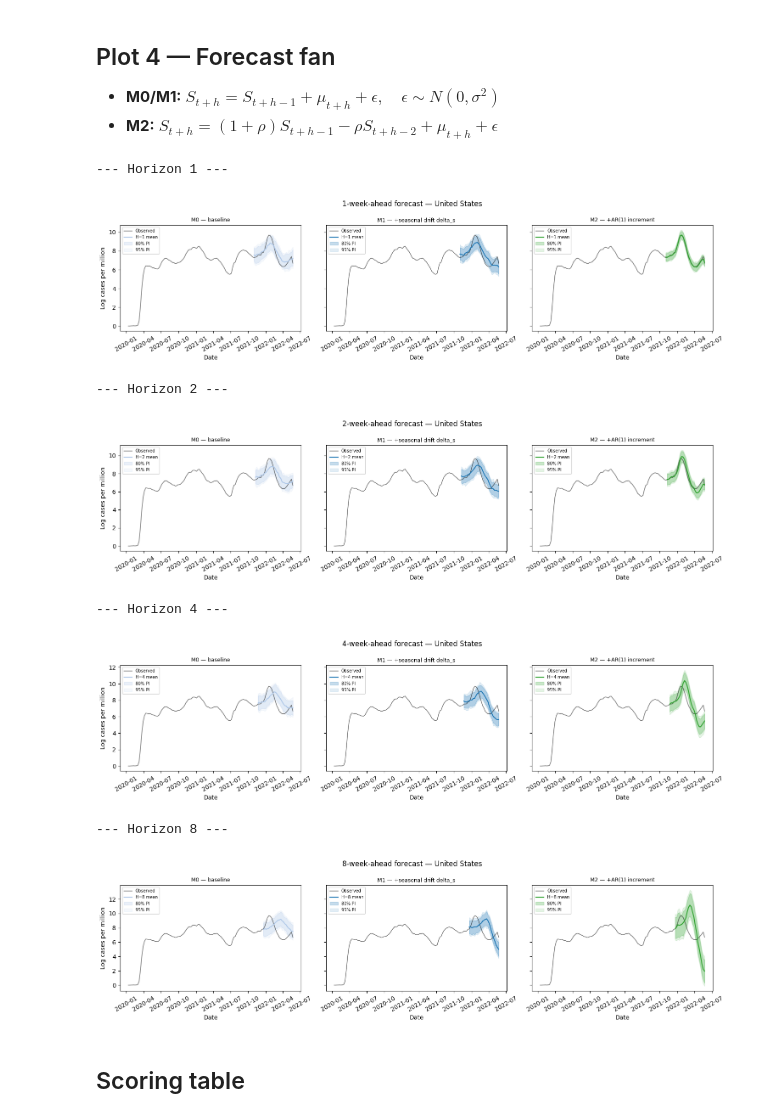
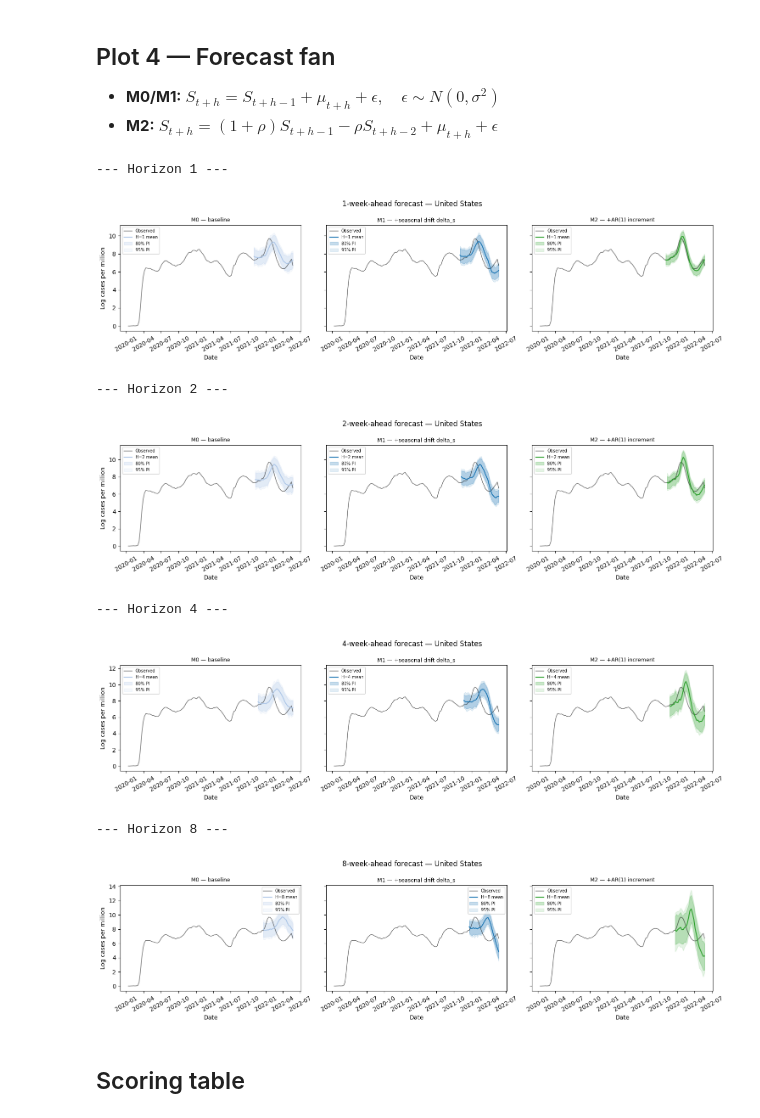
Before and after one commit to xiaoran0606/305-project, a Jupyter notebook: model/inference_AR_new.ipynb, the cells around one changed output. Saved outputs shown, nothing was run; the diff lists cells and outputs as text; code cells hidden in the pictures.

Commit message:
M step fix + prevent forecasts from seeing future

```diff
--- a/model/inference_AR_new.ipynb
+++ b/model/inference_AR_new.ipynb
@@ -261,32 +261,38 @@ def sample_forecast_ar1(S_t, S_tm1, mu_future, alpha_c, tau2, sigma2, H, rho):
         S_prev = S_curr;  S_curr = S_new
     return Y_draws
 
+def draw_starting_state(m, country, t, n_samples):
+    """
+    Draw starting state at forecast origin t from the filtering distribution.
 
-def draw_starting_state(m, country, t, n_samples):
+    M0/M1:
+        S_t | Y_0, ..., Y_t
+
+    M2:
+        X_t = (S_t, S_{t-1}) | Y_0, ..., Y_t
+    """
     res    = m['results'][country]
     is_ar1 = m['label'].startswith('M2')
 
     if is_ar1:
-        rho = m['rho'];  A = np.array([[1+rho, -rho], [1., 0.]])
-        mu_s_2 = res['mu_s_2'];  Sig_s_2 = res['Sig_s_2']
-        mu_p_2 = res['mu_p_2'];  Sig_p_2 = res['Sig_p_2']
-        X_tp1     = np.random.multivariate_normal(mu_s_2[t+1], Sig_s_2[t+1], size=n_samples)
-        Sig_p_inv = np.linalg.pinv(Sig_p_2[t+1] + 1e-10*np.eye(2))
-        G_t       = Sig_s_2[t] @ A.T @ Sig_p_inv
-        V_t       = Sig_s_2[t] - G_t @ Sig_p_2[t+1] @ G_t.T
-        V_t       = (V_t + V_t.T) / 2 + 1e-10 * np.eye(2)
-        m_batch   = mu_s_2[t] + (X_tp1 - mu_p_2[t+1]) @ G_t.T
-        X_t       = np.array([np.random.multivariate_normal(m_batch[s], V_t)
-                               for s in range(n_samples)])
+        mean_t = res['mu_f_2'][t]
+        cov_t  = res['Sig_f_2'][t]
+
+        cov_t = (cov_t + cov_t.T) / 2 + 1e-10 * np.eye(2)
+
+        X_t = np.random.multivariate_normal(mean_t, cov_t, size=n_samples)
+
+        # X_t[:, 0] = S_t
+        # X_t[:, 1] = S_{t-1}
         return X_t[:, 0], X_t[:, 1]
+
     else:
-        ES  = res['ES'];  VS  = res['ES2'] - ES**2
-        Cov = np.zeros_like(ES);  Cov[1:] = res['ESS'] - ES[1:] * ES[:-1]
-        S_t_samp = np.array([
-            sample_trajectory(ES[:t+1], VS[:t+1], Cov[:t+1])[t]
-            for _ in range(n_samples)])
+        mean_t = res['mu_f'][t]
+        var_t  = max(res['Sigma_f'][t], 1e-10)
+
+        S_t_samp = np.random.normal(mean_t, np.sqrt(var_t), size=n_samples)
+
         return S_t_samp, None
-
 
 def plot_forecast_comparison(country, horizon=1, n_train_frac=0.75, n_samples=200):
     df_c    = df[df['country'] == country].sort_values('date').reset_index(drop=True)
@@ -319,37 +325,37 @@ def plot_forecast_comparison(country, horizon=1, n_train_frac=0.75, n_samples=20
             q05, q10, q90, q95 = np.percentile(samp, [5, 10, 90, 95])
             records.append({'dt': dates[t+horizon], 'mean': samp.mean(),
                             'q05': q05, 'q10': q10, 'q90': q90, 'q95': q95})
 
         sub = pd.DataFrame(records).sort_values('dt')
         ax.plot(dates, Y, color='black', lw=1.2, alpha=0.5, label='Observed')
         ax.plot(sub['dt'], sub['mean'], color=col, lw=1.5, label=f'H={horizon} mean')
         ax.fill_between(sub['dt'], sub['q10'], sub['q90'], color=col, alpha=0.25, label='80% PI')
         ax.fill_between(sub['dt'], sub['q05'], sub['q95'], color=col, alpha=0.12, label='95% PI')
         ax.set_title(m['label'], fontsize=9);  ax.set_xlabel('Date')
         ax.tick_params(axis='x', rotation=30)
         if ax is axes[0]: ax.set_ylabel('Log cases per million')
         ax.legend(fontsize=7)
     fig.suptitle(f'{horizon}-week-ahead forecast — {country}', fontsize=12)
     plt.tight_layout()
     plt.savefig(f'../data/compare_forecast_h{horizon}_{country.replace(" ","_")}.png',
                 dpi=150, bbox_inches='tight')
     plt.show()
 
 
 COUNTRY  = 'United States'
 HORIZONS = [1, 2, 4, 8]
 for h in HORIZONS:
     print(f"\n--- Horizon {h} ---")
     plot_forecast_comparison(COUNTRY, horizon=h, n_samples=200)
 # %% [output]
 --- Horizon 1 ---
-[figure, old version]
+[figure, new version]
 --- Horizon 2 ---
-[figure, old version]
+[figure, new version]
 --- Horizon 4 ---
-[figure, old version]
+[figure, new version]
 --- Horizon 8 ---
-[figure, old version]
+[figure, new version]
 # %% [markdown]
 ## Scoring table
 # %%
```
Also changed, not shown: parts of 3 cells of this notebook, 1 other file.
